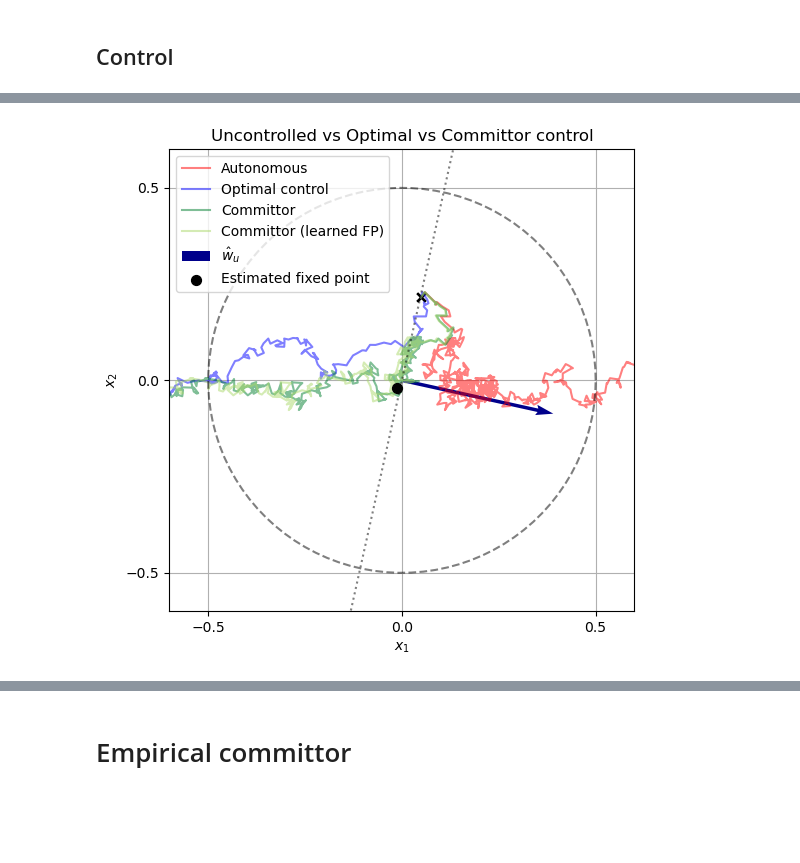
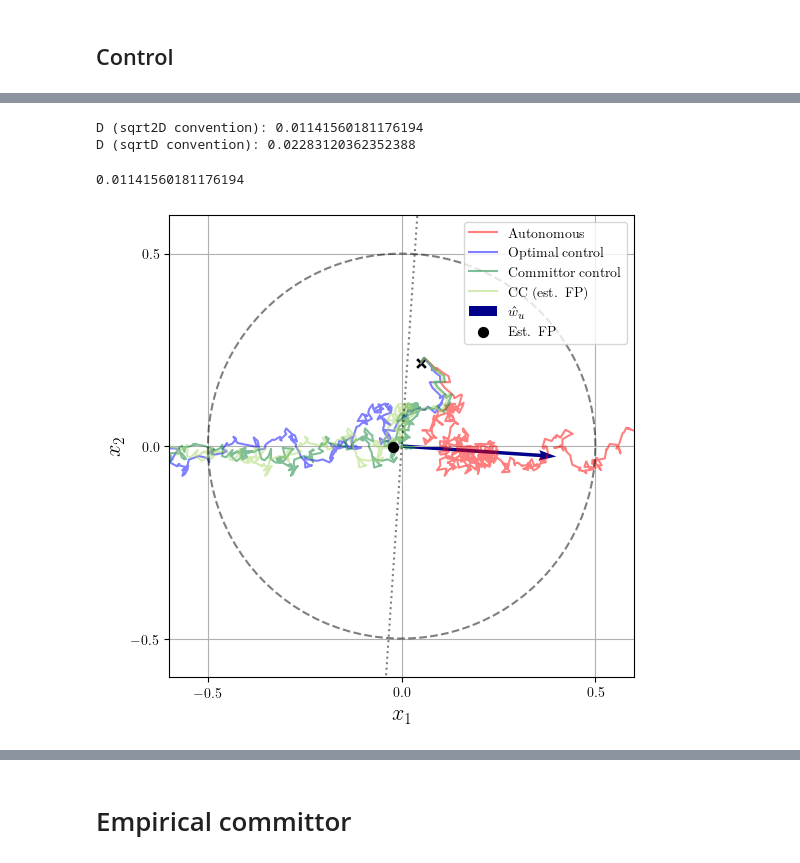
Before and after one commit to Asagodi/committor_control, a Jupyter notebook: estimation_test.ipynb, the cells around one changed output, grey strips where cells are left out. Drawn from its saved outputs; the diff is of its cells as text; code cells hidden in the pictures; blank space fills up the shorter version.

```diff
--- a/estimation_test.ipynb
+++ b/estimation_test.ipynb
@@ -223,7 +81,8 @@ dt = 0.01
 dim = 2
 X = np.zeros((T, dim))
 X[0] = np.array([0.05, 0.05])  # start near saddle
-noise_std = 0.01
+D = 0.01
+noise_std = D_to_noise_std(D)
 
 for t in range(1, T):
     dx = drift_func(t, X[t-1])
@@ -878,4 +587,0 @@ def high_precision_control(xs: np.ndarray, a: float, r: float, D: float, precisi
-# %%
-print("hatlambda = {:.2f}".format(tracker.lambda_history[-1]))
-D = tracker.noise_strength / dim
-print("hatD = {:.4f}".format(D))
@@ -925 +661,18 @@ plt.show()
+# %%
+
+# Standard SDE: dx = sqrt(2 D) dW
+D_est = noise_strength_to_D(tracker.noise_strength, dt, dim, sde_convention="sqrt2D")
+
+# Simulation convention: dx = noise_std * dW
+D_est_sim = noise_strength_to_D(tracker.noise_strength, dt, dim, sde_convention="sqrtD")
+
+print("D (sqrt2D convention):", D_est)
+print("D (sqrtD convention):", D_est_sim)
+# %% [output]
+D (sqrt2D convention): 0.01141560181176194
+D (sqrtD convention): 0.02283120362352388
+# %%
+D_est
+# %% [output]
+0.01141560181176194
 # %%
@@ -1001,4 +871,17 @@ dt = 0.01
 T  = 1000
 noise_std = 0.1
 seed = 0
-all_X_uncontrolled, all_X_opt_ctrld, all_X_relu_ctrld, all_X_comm_ctrld, all_X_comm_ctrld_fp = run_simulations(T, dim, dt, n_traj, drift_func, noise_std, r, D, tracker, seed=seed)
+controllers_to_run = {
+    "Autonomous": None,
+    "Optimal": high_precision_feedback,
+    "Committor": high_precision_feedback,
+    "Committor (est. FP)": high_precision_feedback,
+    "ReLU": relu_feedback
+}
+
+l_unstable_real=np.array([1, 0])
+lambda_u_real = 1
+D_real = D
+all_results = run_simulations(T, dim, dt, n_traj, drift_func, noise_std,
+                              l_unstable_real=l_unstable_real, lambda_u_real=lambda_u_real, D_real=D_real,
+                             tracker=tracker, controllers_to_run=controllers_to_run, seed=0)
@@ -1046,16 +888,23 @@ def plot_trajectories(ax, trajectories_info, tracker, show_n=5, radius=0.5, titl
 # %%
+# Access trajectories like before:
+all_X_uncontrolled = all_results["Autonomous"]
+all_X_opt_ctrld = all_results["Optimal"]
+all_X_relu_ctrld = all_results["ReLU"]
+all_X_comm_ctrld = all_results["Committor"]
+all_X_comm_ctrld_fp = all_results["Committor (est. FP)"]
+
 trajectories_info = {
     "Autonomous": (all_X_uncontrolled, "red"),
     "Optimal control": (all_X_opt_ctrld, "blue"),
     #"ReLU control": (all_X_relu_ctrld, "orange"),
-    "Committor": (all_X_comm_ctrld, "#007f2f"),
-    "Committor (learned FP)": (all_X_comm_ctrld_fp, "#aad96a")
+    "Committor control": (all_X_comm_ctrld, "#007f2f"),
+    "CC (est. FP)": (all_X_comm_ctrld_fp, "#aad96a")
 }
 
 fig, ax = plt.subplots(figsize=(6,6))
-plot_trajectories(ax, trajectories_info, tracker, show_n=5, title="Uncontrolled vs Optimal vs Committor control")
+plot_trajectories(ax, trajectories_info, tracker, show_n=5, title=None) #"Uncontrolled vs Optimal vs Committor control"
 fig.savefig(f"figures/singletraj_comparison_rs{seed}.pdf", bbox_inches='tight')
 fig.savefig(f"figures/singletraj_comparison_rs{seed}.png", dpi=300, bbox_inches='tight')
 plt.show()
 # %% [output]
-[figure, old version]
+[figure, new version]
```
Also changed, not shown: parts of 32 cells of this notebook.
